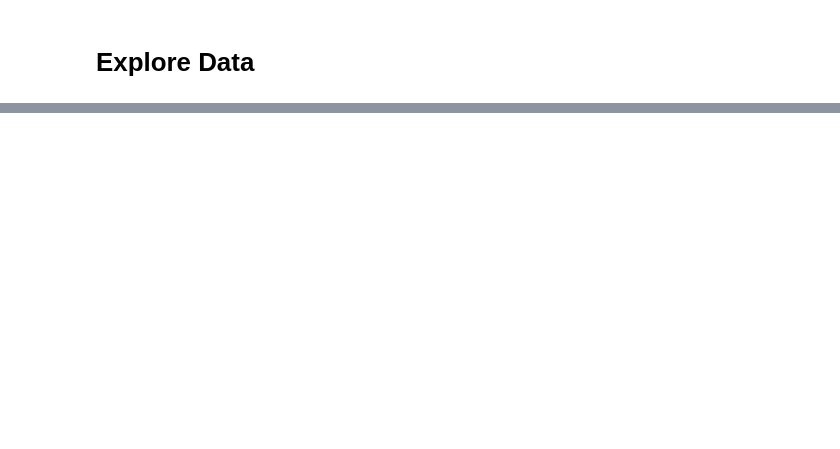
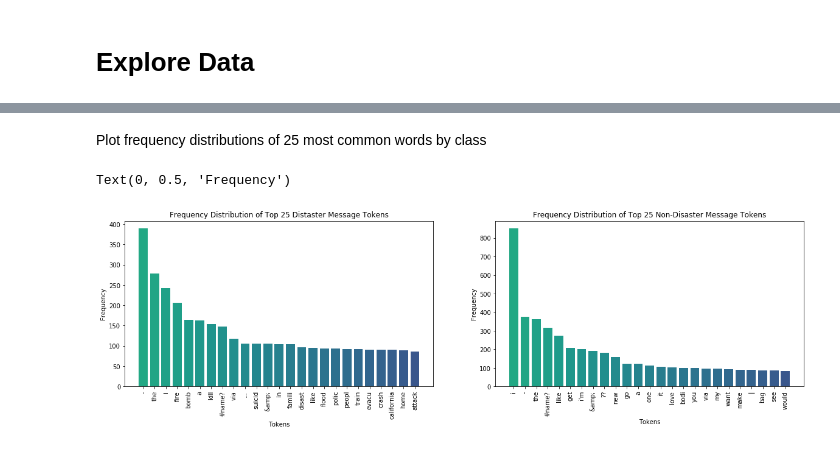
Before and after one commit to blantj/disaster_nlp, a Jupyter notebook: modeling.ipynb, the cells around one changed output, grey strips where cells are left out. Cells and saved outputs as stored; diff of their text form; code cells hidden in the pictures; blank space fills up the shorter version.

```diff
--- a/modeling.ipynb
+++ b/modeling.ipynb
@@ -45,0 +82,12 @@ df.head()
+# %%
+stopwords_list = stopwords.words('english')
+
+def remove_stopwords(input_list, stopwords_list):
+    return_list = []
+    for word in input_list:
+        if word not in stopwords_list:
+            return_list.append(word)
+    return return_list
+
+filtered_disaster_tokens = remove_stopwords(disaster_tokens, stopwords_list)
+filtered_non_tokens = remove_stopwords(non_disaster_tokens, stopwords_list)
@@ -46,2 +96,6 @@ df.head()
+# %%
+stemmer = SnowballStemmer('english')
+stemmed_disaster = [stemmer.stem(word) for word in filtered_disaster_tokens]
+stemmed_non = [stemmer.stem(word) for word in filtered_non_tokens]
 # %% [markdown]
 # Explore Data
@@ -47,0 +135,26 @@ df.head()
+# %%
+disaster_freq = FreqDist(stemmed_disaster)
+non_freq = FreqDist(stemmed_non)
+
+disaster_freq_words = [x[0] for x in disaster_freq.most_common(25)]
+disaster_freq_counts = [x[1] for x in disaster_freq.most_common(25)]
+non_freq_words = [x[0] for x in non_freq.most_common(25)]
+non_freq_counts = [x[1] for x in non_freq.most_common(25)]
+# %% [markdown]
+Plot frequency distributions of 25 most common words by class
+# %%
+color = cm.viridis_r(np.linspace(.4,.8, 30))
+fig, ax = plt.subplots(nrows = 1, ncols=2, figsize=(20,5))
+ax[0].bar(disaster_freq_words, disaster_freq_counts, color=color)
+ax[0].set_xticklabels(labels=disaster_freq_words, rotation=90)
+ax[0].set_title('Frequency Distribution of Top 25 Distaster Message Tokens')
+ax[0].set_xlabel('Tokens')
+ax[0].set_ylabel('Frequency')
+ax[1].bar(non_freq_words, non_freq_counts, color=color)
+ax[1].set_xticklabels(labels=non_freq_words, rotation=90)
+ax[1].set_title('Frequency Distribution of Top 25 Non-Disaster Message Tokens')
+ax[1].set_xlabel('Tokens')
+ax[1].set_ylabel('Frequency')
+# %% [output]
+Text(0, 0.5, 'Frequency')
+[figure, added]
```
Also changed, not shown: parts of 36 cells of this notebook.
